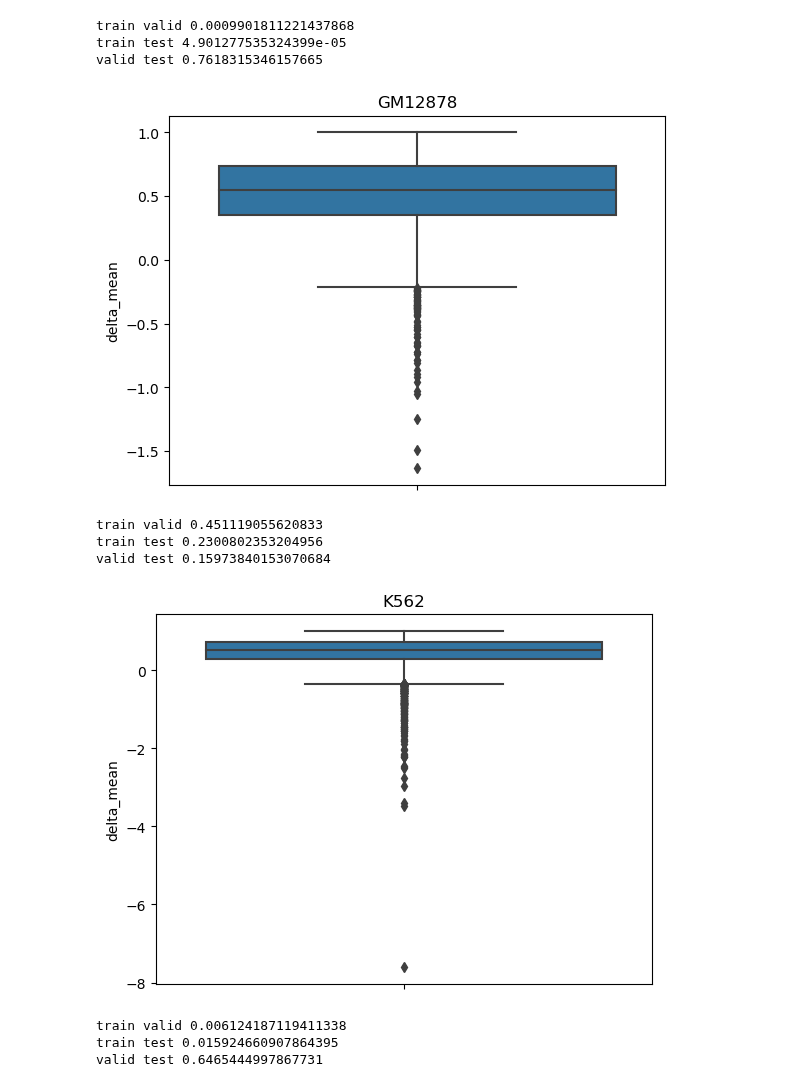
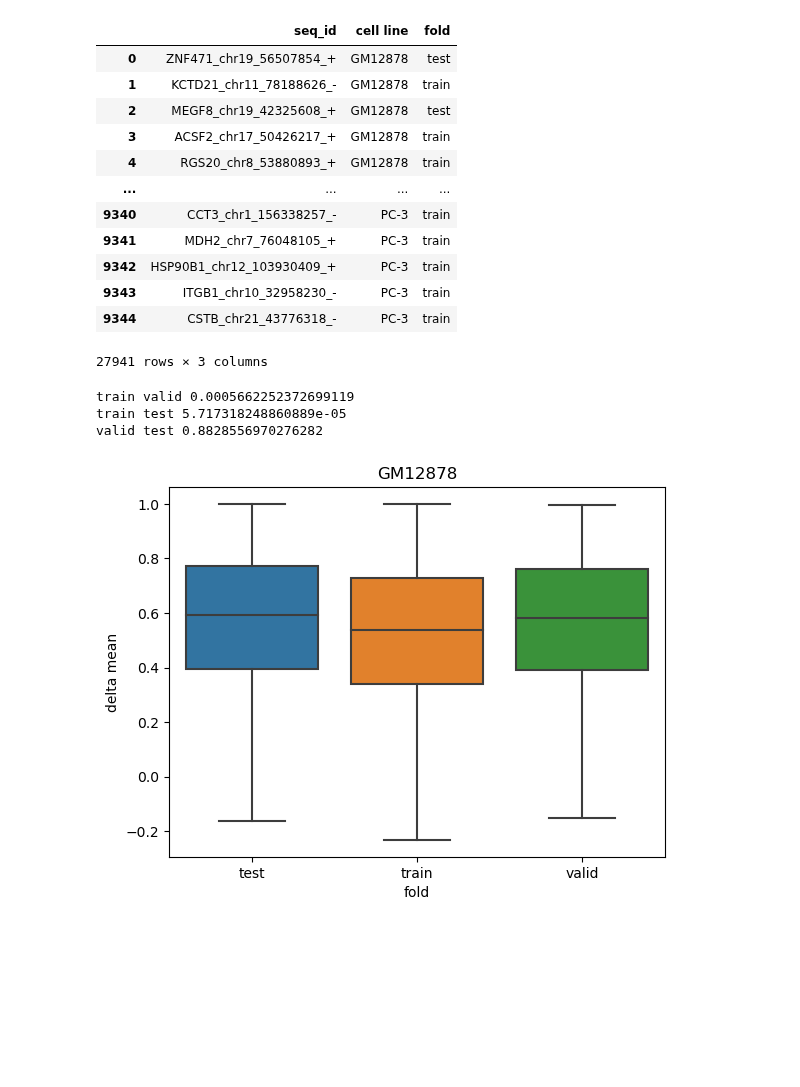
Before and after one commit to p-koo/creme-nn, a Jupyter notebook: figures/train_test_valid.ipynb, the cells around one changed output. Cells and saved outputs as stored; diff of their text form; code cells hidden in the pictures; blank space fills up the shorter version.

Commit message:
add borzoi dist test

```diff
--- a/figures/train_test_valid.ipynb
+++ b/figures/train_test_valid.ipynb
@@ -155,0 +42,34 @@ array(['train', 'valid', 'test'], dtype=object)
+# %%
+res_dir_name = 'context_dependence_test_10'
+context_test_results = pd.read_csv(f'../results/{res_dir_name}/enformer_result_summary.csv')
+# %%
+sequences_with_tss = []
+
+for path in glob.glob('../results/gencode_tss_predictions/enformer/*npy'):
+    ### expand selected TSS sequences to enformer sequence length and save into => ../results/{cell}_tss_selected.bed
+    file_prefix = path.split('/')[-1].split('.')[0]
+    chrom_i, tss_i = file_prefix.split('_')[1:3]
+    start_i, end_i = int(tss_i) - seq_length//2, int(tss_i) + seq_length//2
+    if start_i >= 0:
+        sequences_with_tss.append([chrom_i, start_i, end_i])
+print(len(sequences_with_tss))
+pd.DataFrame(sequences_with_tss).to_csv('tmp.bed', sep='\t', header=None, index=None)
+
+cmd = f'bedtools sort -i tmp.bed > {outdir}/all_tss_selected.bed; rm tmp.bed'
+subprocess.run(cmd, shell=True)
+
+fold_seq_dfs = []
+for fold in sequences[3].unique():
+    fold_seqs = []
+    fold_bed = f'{outdir}/{fold}.bed'
+    cmd = f'bedtools intersect -a {outdir}/all_tss_selected.bed -b {outdir}/enformer_{fold}_sequences_merged.bed  -wa -f 1.0 > {fold_bed}'
+
+    subprocess.run(
+        cmd, shell=True)
+    df = pd.read_csv(fold_bed, header=None, sep='\t')
+    df.columns = ['chr', 'start', 'end']
+    seq_ids = []
+    for i, row in tqdm(df.iterrows()):
+        seq_ids.append(glob.glob(f'../results/gencode_tss_predictions/enformer/*{row["chr"]}_{row["start"]+98304}*')[0].split('/')[-1].split('.')[0])#     for i, row in df.iterrows():
+    df['seq_id'] = seq_ids
+    fold_seq_dfs.append(df)
@@ -156,29 +163,44 @@ array(['train', 'valid', 'test'], dtype=object)
+# %%
+seqid_fold = []
+for cell, df in (classified_seq_cell).items():
+    df['seq_id'] = [s.split('.')[0] for s in df['seq_id']]
+    seqid_fold.append(df[['seq_id', 'cell line', 'fold']])
+seqid_fold = pd.concat(seqid_fold)
+# %%
+seqid_fold
+# %% [output]
+|  | seq_id | cell line | fold |
+| 0 | ZNF471_chr19_56507854_+ | GM12878 | test |
+| 1 | KCTD21_chr11_78188626_- | GM12878 | train |
+| 2 | MEGF8_chr19_42325608_+ | GM12878 | test |
+| 3 | ACSF2_chr17_50426217_+ | GM12878 | train |
+| 4 | RGS20_chr8_53880893_+ | GM12878 | train |
+| ... | ... | ... | ... |
+| 9340 | CCT3_chr1_156338257_- | PC-3 | train |
+| 9341 | MDH2_chr7_76048105_+ | PC-3 | train |
+| 9342 | HSP90B1_chr12_103930409_+ | PC-3 | train |
+| 9343 | ITGB1_chr10_32958230_- | PC-3 | train |
+| 9344 | CSTB_chr21_43776318_- | PC-3 | train |
+27941 rows × 3 columns
 # %%
 folds = sequences[3].unique()
 pairs = list(combinations(folds, r=2))
 x = 'fold'
-y ='delta_mean'
+y ='delta mean'
 # %%
 for cell, classified_seqs in classified_seq_cell.items():
     for pair in pairs:
         f1, f2 = pair
         a = classified_seqs[classified_seqs[x]==f1][y]
         b = classified_seqs[classified_seqs[x]==f2][y]
         stat, pvalue = scipy.stats.mannwhitneyu(a, b)
         print(f'{f1} {f2} {pvalue}')
 
-    ax=sns.boxplot(data=classified_seqs, hue=x, y=y)
+    ax=sns.boxplot(data=classified_seqs, x=x, y=y, showfliers=False)
     plt.title(cell)
     plt.show()
 # %% [output]
-train valid 0.0009901811221437868
-train test 4.901277535324399e-05
-valid test 0.7618315346157665
+train valid 0.0005662252372699119
+train test 5.717318248860889e-05
+valid test 0.8828556970276282
-[figure, old version]
+[figure, new version]
-train valid 0.451119055620833
-train test 0.2300802353204956
-valid test 0.15973840153070684
-[figure, removed]
-train valid 0.006124187119411338
-train test 0.015924660907864395
-valid test 0.6465444997867731
```
Also changed, not shown: parts of 13 cells of this notebook, 8 other files.
